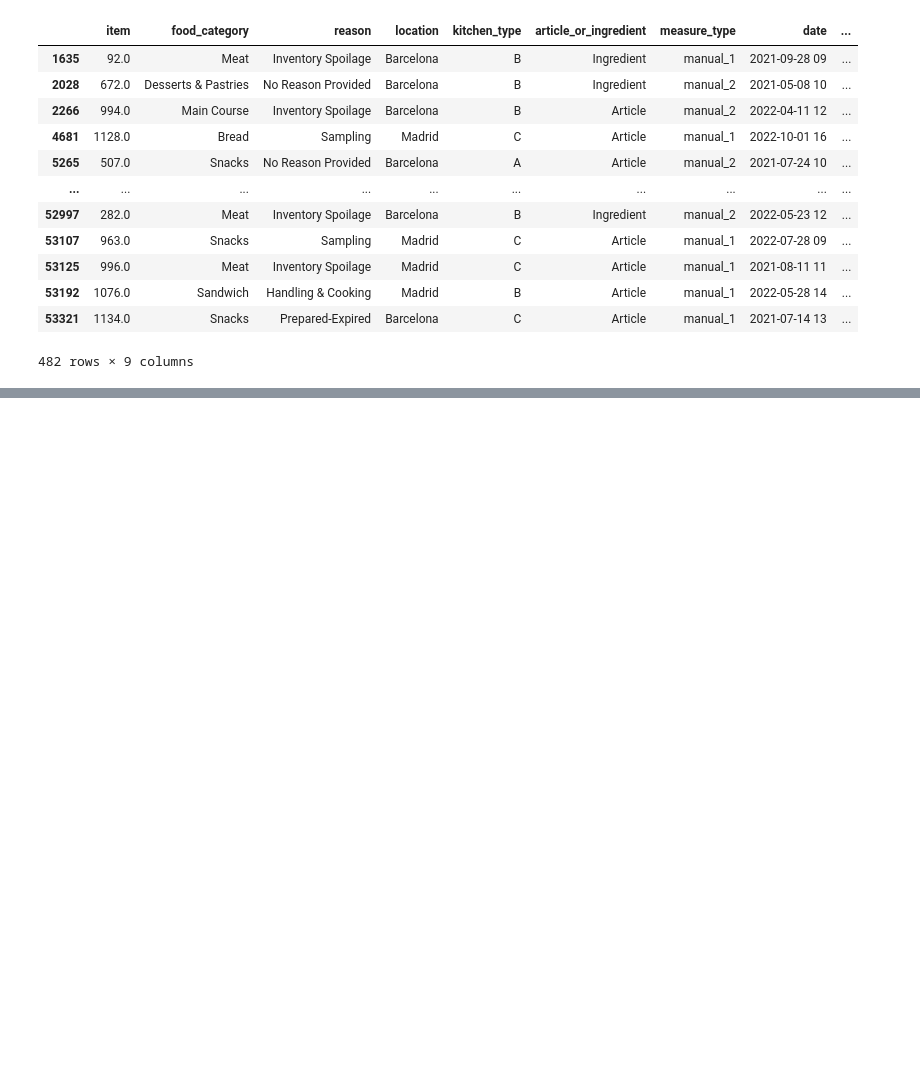
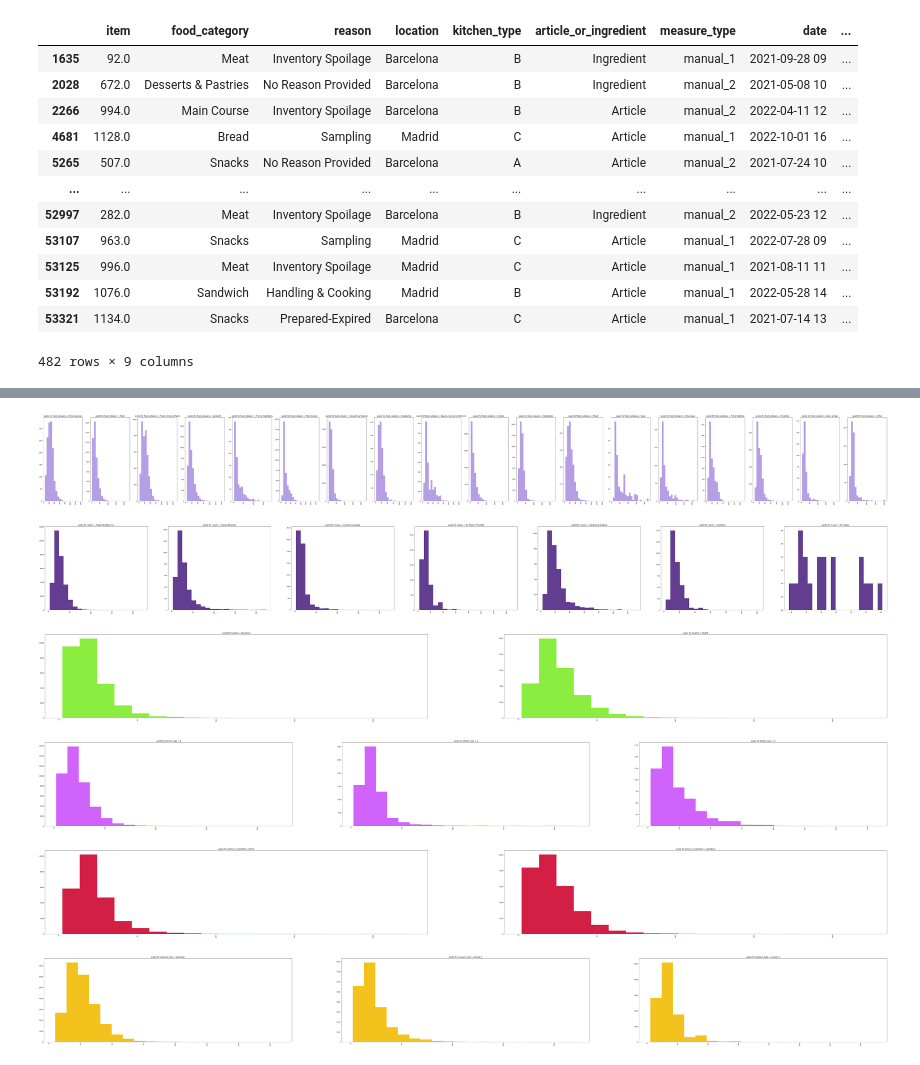
Before and after one commit to pcardenal5/DataFestImportBilly, a Jupyter notebook: scripts/EDA_waste.ipynb, the cells around one changed output, grey strips where cells are left out. Drawn from its saved outputs; the diff is of its cells as text; code cells hidden in the pictures; blank space fills up the shorter version.

```diff
--- a/scripts/EDA_waste.ipynb
+++ b/scripts/EDA_waste.ipynb
@@ -411,0 +233,20 @@ sn.barplot(x=dfCity.age_bin,y=dfCity.price)
+# %%
+# por cada valor de cada columna categórica plotear un histograma de la variable waste
+cols_aux=['food_category','location']
+for num_col,i in enumerate(cols):
+    # crear subplots para cada conjunto de valores de la columna i
+    fig, ax = plt.subplots(nrows=1, ncols=len(dfCity[i].unique()), figsize=(100, 10))
+    for num_val,j in enumerate(dfCity[i].unique()):
+        # ploteamos el titulo de cada subplot columna i, valor j, waste
+        ax[num_val].set_title('waste for {} = {}'.format(i,j))
+        # plotear la curva de densidad con matplot de waste para cada valor de la columna i
+        ax[num_val].hist(dfCity[dfCity[i]==j]['waste'], bins=20, color=colors[num_col])
+        # rotar las etiquetas del eje x para cada subplot
+        ax[num_val].set_xticklabels(ax[num_val].get_xticklabels(), rotation=90)
+# %% [output]
+[figure, added]
+[figure, added]
+[figure, added]
+[figure, added]
+[figure, added]
+[figure, added]
```
Also changed, not shown: parts of 45 cells of this notebook.
